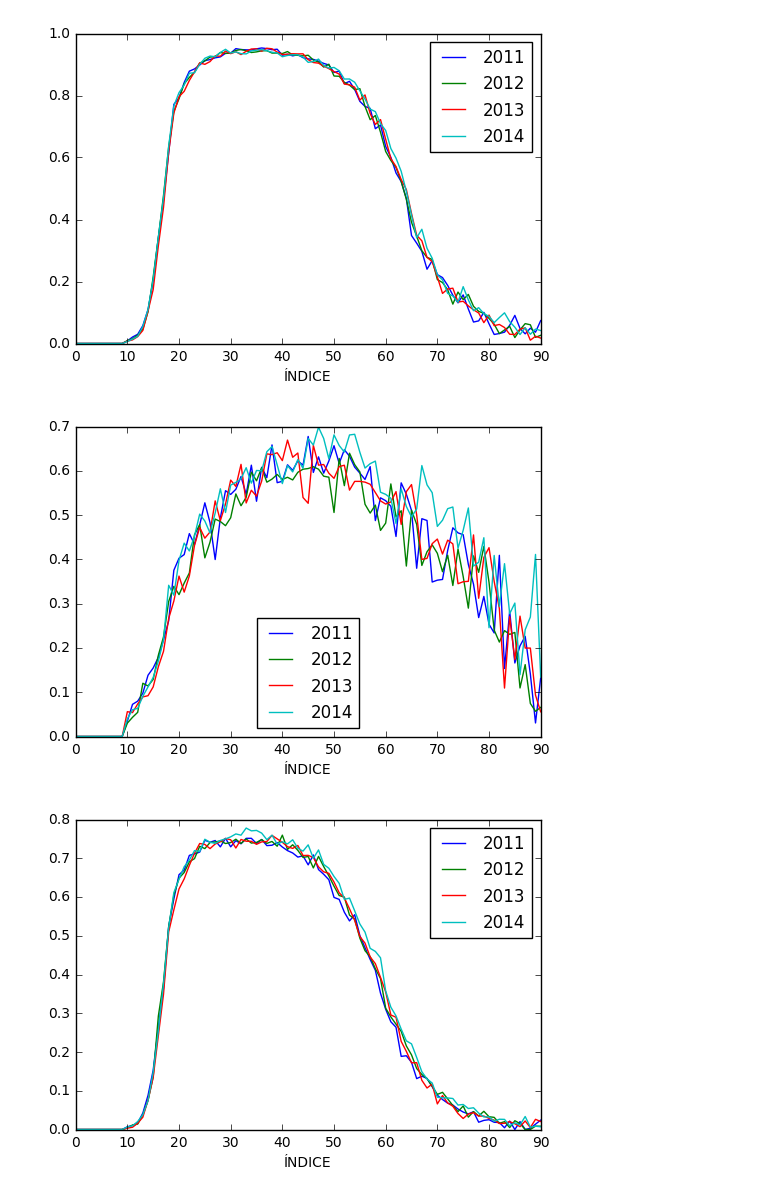
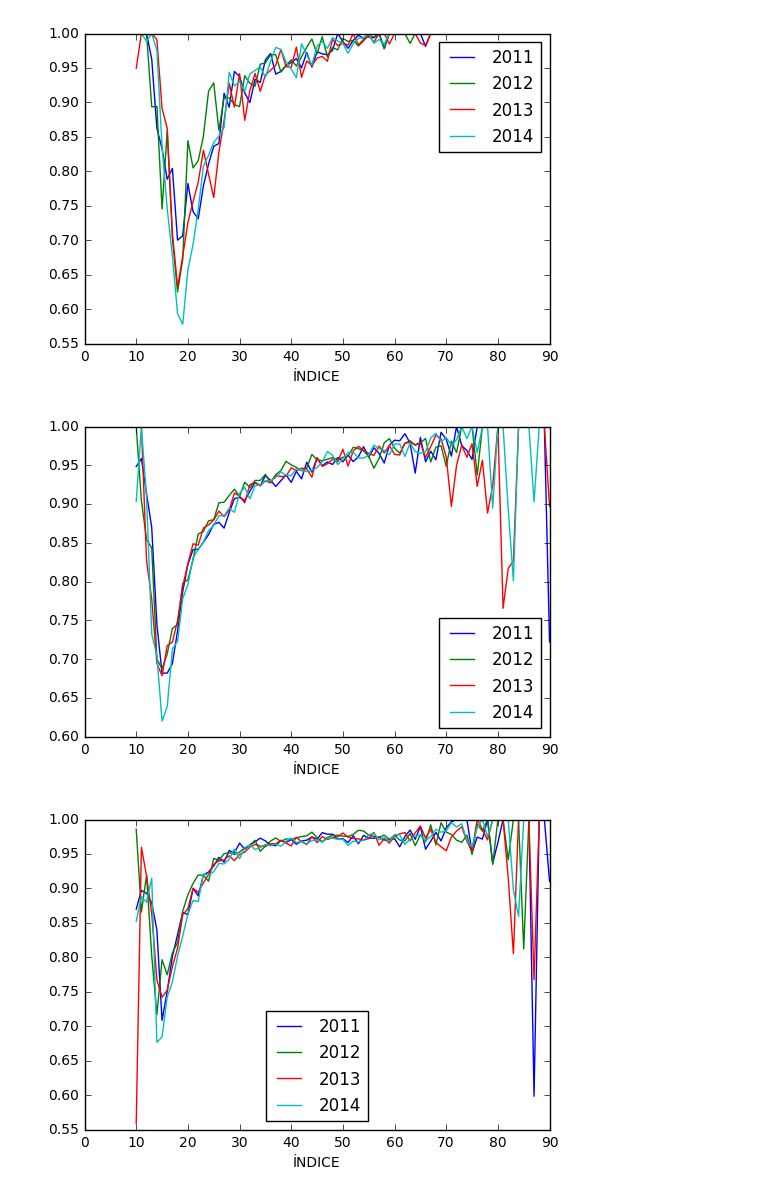
Before and after one commit to cpatrickalves/simprev, a Jupyter notebook: notebooks/calc_taxas.ipynb, the cells around one changed output. Drawn from its saved outputs; the diff is of its cells as text; code cells hidden in the pictures.

Commit message:
implementa calculo de taxa de ocupação
Também adicionei uma função que mapeia as siglas e refatorei algumas funções

```diff
--- a/notebooks/calc_taxas.ipynb
+++ b/notebooks/calc_taxas.ipynb
@@ -8,42 +8,57 @@ from util.carrega_dados import get_tabelas
 
 # Arquivo com os dados da Fazenda
 arquivo = '../../datasets/FAZENDA/dados_fazenda.xlsx'
-tags_populacao_pnad = ['PopPnadH','PopPnadM', 'PopUrbPnadH','PopUrbPnadM',
-                       'PopRurPnadH','PopRurPnadM',
-                       'PeaUrbPnadH','PeaUrbPnadM', 'PeaRurPnadH','PeaRurPnadM']
+tags_populacao_pnad = ['PopPnadH','PopPnadM', 'PopUrbPnadH',
+                       'PopUrbPnadM','PopRurPnadH','PopRurPnadM',
+                       'PeaUrbPnadH','PeaUrbPnadM','PeaRurPnadH',
+                       'PeaRurPnadM', 'PopOcupUrbPnadH', 'PopOcupUrbPnadM',
+                       'PopOcupRurPnadH', 'PopOcupRurPnadM']
+
 ano=2013
 
 # Abri o arquivo
 dados = pd.ExcelFile(arquivo)
 pop_pnad = get_tabelas(tags_populacao_pnad, dados)
 
 txurb = {}
 tx_crescimento_urb = 0.5
 
 for sexo in ['H','M']:
     chave = 'txUrb'+sexo
     txurb[chave] = pop_pnad['PopUrbPnad'+sexo]/pop_pnad['PopPnad'+sexo]
 
 # Crescimento a partir de 2015
 for taxa in txurb:
     for ano in range(2015,2061):
         txurb[taxa][ano] = txurb[taxa][ano-1] * (1 + tx_crescimento_urb )
 
 
 txpart = {}
 tx_crescimento_part = 0 # REVISAR
 limite_crescimento = 0 # REVISAR
 
 for clientela in ['Urb', 'Rur']:
     for sexo in ['H','M']:
         chave = 'txPart'+clientela+sexo
         pea = pop_pnad['Pea'+clientela+'Pnad'+sexo]
         pia = pop_pnad['Pop'+clientela+'Pnad'+sexo]
         txpart[chave] = pea/pia
 
-for tx in txpart:
-    txpart[tx].plot()
+
+# Dicionario que armazena as taxas de ocupação
+txocup = {}
+
+for clientela in ['Urb', 'Rur']:
+    for sexo in ['H', 'M']:
+        chave = 'txOcup'+clientela+sexo
+        pocup = pop_pnad['PopOcup'+clientela+'Pnad'+sexo]
+        pea = pop_pnad['Pea'+clientela+'Pnad'+sexo]
+        txocup[chave] = pocup/pea
+
+
+for tx in txocup:
+    txocup[tx].plot()
 # %% [output]
-[figure, old version]
+[figure, new version]
-[figure, old version]
+[figure, new version]
-[figure, old version]
+[figure, new version]
```
Also changed, not shown: parts of 4 cells of this notebook, 4 other files.
